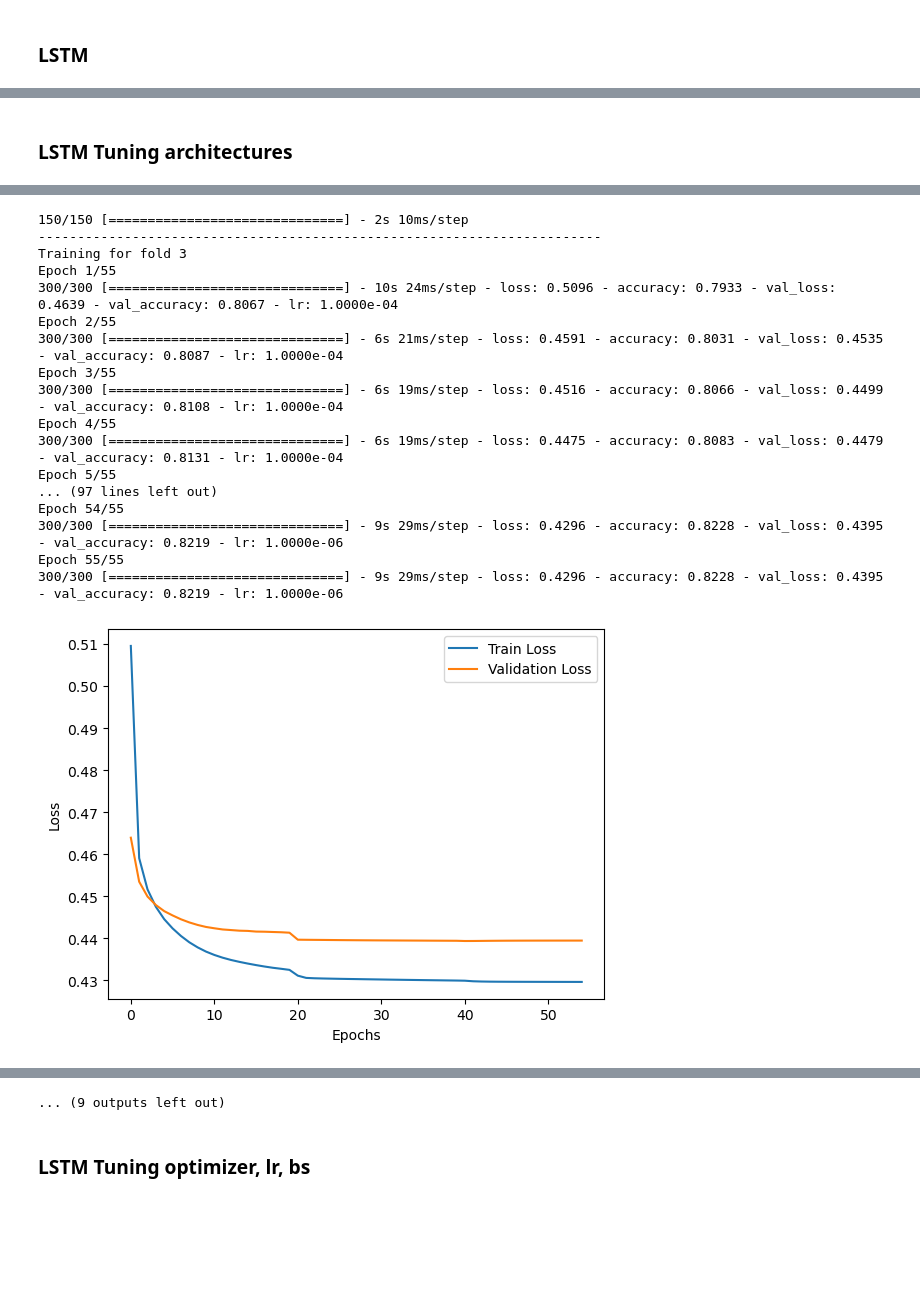
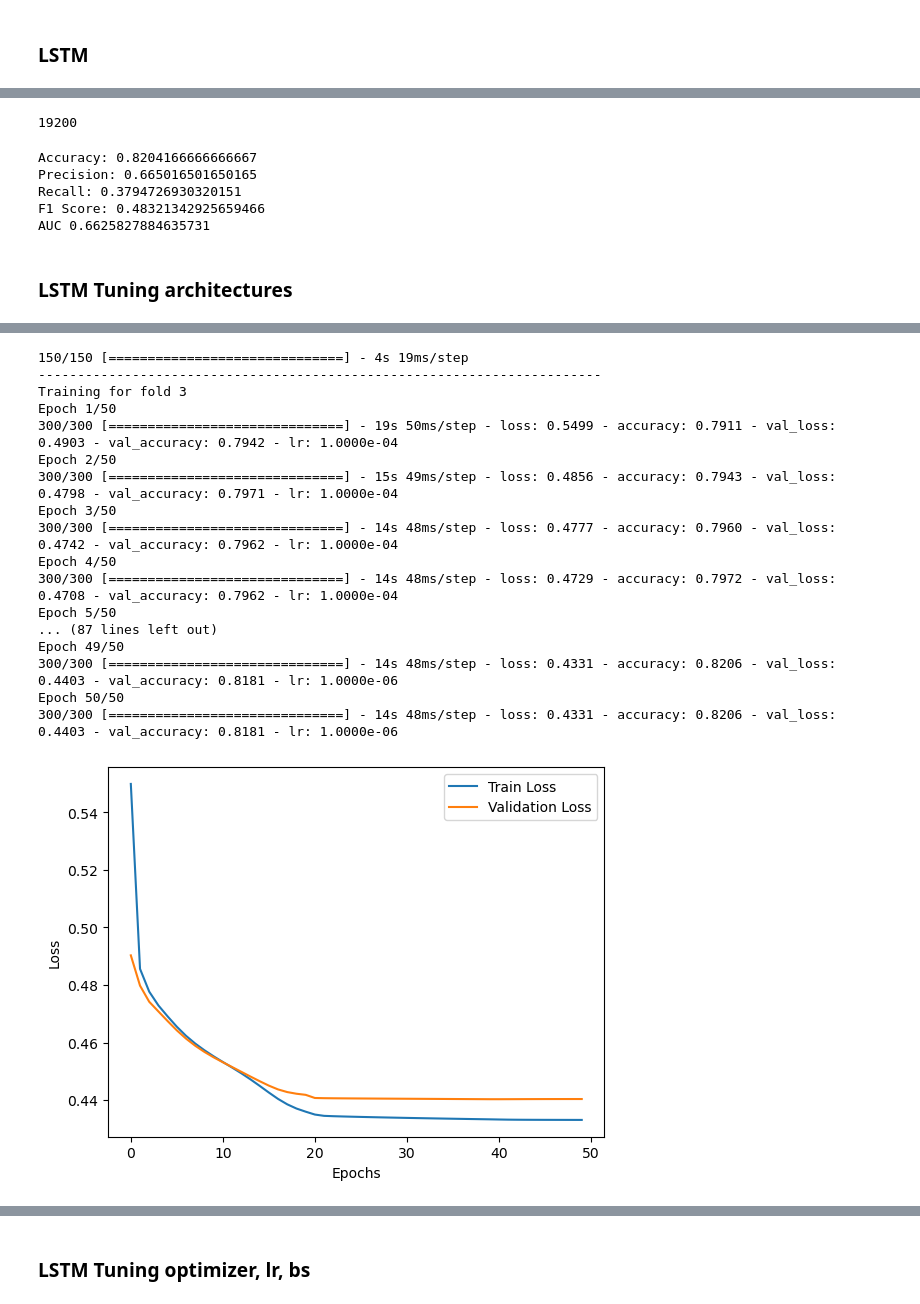
Before and after one commit to DSkapinakis/credit-card-default-deep-learning, a Jupyter notebook: final-code.ipynb, the cells around one changed output, grey strips where cells are left out. Drawn from its saved outputs; the diff is of its cells as text; code cells hidden in the pictures; blank space fills up the shorter version.

```diff
--- a/final-code.ipynb
+++ b/final-code.ipynb
@@ -949,0 +986,34 @@ AUC score: 0.663 (+/- 0.005)
+# %%
+customers_vector.shape[0]
+# %% [output]
+19200
+# %%
+reshaped_customers_vector = customers_vector.reshape(19200, -1)
+reshaped_customers_test = customers_test.reshape(4800,-1)
+# %%
+concatenated_train = np.hstack((reshaped_customers_vector, X_train_dl_static))
+concatenated_test = np.hstack((reshaped_customers_test, X_test_dl_static))
+concatenated_df_train = pd.DataFrame(concatenated_train)
+concatenated_df_test = pd.DataFrame(concatenated_test)
+# %%
+lr_model = LogisticRegression(max_iter=500)
+lr_model.fit(concatenated_df_train, y_train_dl)
+lr_predictions = lr_model.predict(concatenated_df_test)
+# %%
+accuracy = accuracy_score(y_test_dl, lr_predictions)
+precision = precision_score(y_test_dl, lr_predictions)
+recall = recall_score(y_test_dl, lr_predictions)
+f1 = f1_score(y_test_dl, lr_predictions)
+auc = roc_auc_score(y_test_dl, lr_predictions)
+
+print("Accuracy:", accuracy)
+print("Precision:", precision)
+print("Recall:", recall)
+print("F1 Score:", f1)
+print('AUC', auc)
+# %% [output]
+Accuracy: 0.8204166666666667
+Precision: 0.665016501650165
+Recall: 0.3794726930320151
+F1 Score: 0.48321342925659466
+AUC 0.6625827884635731
@@ -951,8 +1048,10 @@ AUC score: 0.663 (+/- 0.005)
 ### LSTM Tuning architectures
 # %%
 architectures = [
-    {'hidden_layers': 1, 'units_per_layer': 256},
-    {'hidden_layers': 1, 'units_per_layer': 128},
+    {'hidden_layers': 3, 'units_per_layer': 64},
+    {'hidden_layers': 2, 'units_per_layer': 256},
+    {'hidden_layers': 1, 'units_per_layer': 300},
+    {'hidden_layers': 2, 'units_per_layer': 128}
 
 ]
 
@@ -1015,13 +1114,12 @@ for architecture in architectures:
         for _ in range(1, architecture['hidden_layers']):
             model.add(LSTM(architecture['units_per_layer'], return_sequences=True))
         model.add(Flatten())
-        model.add(Dense(32, activation='relu'))
         model.add(Dense(1, activation='sigmoid'))
 
         initial_learning_rate = 0.0001  # Initial learning rate
         decay_rate = 0.1  # Decay rate
         decay_steps = 20  # Decay steps (number of steps before applying decay)
-        epochs = 55
+        epochs = 50
 
         def learning_rate_scheduler(epoch):
             return initial_learning_rate * decay_rate ** (epoch // decay_steps)
@@ -1128,18 +1226,18 @@ Epoch 55/55
-150/150 [==============================] - 2s 10ms/step
+150/150 [==============================] - 4s 19ms/step
 ------------------------------------------------------------------------
 Training for fold 3
-Epoch 1/55
-300/300 [==============================] - 10s 24ms/step - loss: 0.5096 - accuracy: 0.7933 - val_loss: 0.4639 - val_accuracy: 0.8067 - lr: 1.0000e-04
-Epoch 2/55
-300/300 [==============================] - 6s 21ms/step - loss: 0.4591 - accuracy: 0.8031 - val_loss: 0.4535 - val_accuracy: 0.8087 - lr: 1.0000e-04
-Epoch 3/55
-300/300 [==============================] - 6s 19ms/step - loss: 0.4516 - accuracy: 0.8066 - val_loss: 0.4499 - val_accuracy: 0.8108 - lr: 1.0000e-04
-Epoch 4/55
-300/300 [==============================] - 6s 19ms/step - loss: 0.4475 - accuracy: 0.8083 - val_loss: 0.4479 - val_accuracy: 0.8131 - lr: 1.0000e-04
-Epoch 5/55
-... (97 lines left out)
-Epoch 54/55
-300/300 [==============================] - 9s 29ms/step - loss: 0.4296 - accuracy: 0.8228 - val_loss: 0.4395 - val_accuracy: 0.8219 - lr: 1.0000e-06
-Epoch 55/55
-300/300 [==============================] - 9s 29ms/step - loss: 0.4296 - accuracy: 0.8228 - val_loss: 0.4395 - val_accuracy: 0.8219 - lr: 1.0000e-06
+Epoch 1/50
+300/300 [==============================] - 19s 50ms/step - loss: 0.5499 - accuracy: 0.7911 - val_loss: 0.4903 - val_accuracy: 0.7942 - lr: 1.0000e-04
+Epoch 2/50
+300/300 [==============================] - 15s 49ms/step - loss: 0.4856 - accuracy: 0.7943 - val_loss: 0.4798 - val_accuracy: 0.7971 - lr: 1.0000e-04
+Epoch 3/50
+300/300 [==============================] - 14s 48ms/step - loss: 0.4777 - accuracy: 0.7960 - val_loss: 0.4742 - val_accuracy: 0.7962 - lr: 1.0000e-04
+Epoch 4/50
+300/300 [==============================] - 14s 48ms/step - loss: 0.4729 - accuracy: 0.7972 - val_loss: 0.4708 - val_accuracy: 0.7962 - lr: 1.0000e-04
+Epoch 5/50
+... (87 lines left out)
+Epoch 49/50
+300/300 [==============================] - 14s 48ms/step - loss: 0.4331 - accuracy: 0.8206 - val_loss: 0.4403 - val_accuracy: 0.8181 - lr: 1.0000e-06
+Epoch 50/50
+300/300 [==============================] - 14s 48ms/step - loss: 0.4331 - accuracy: 0.8206 - val_loss: 0.4403 - val_accuracy: 0.8181 - lr: 1.0000e-06
-[figure, old version]
+[figure, new version]
@@ -1200,3 +1261,2 @@ Epoch 55/55
-... (9 outputs left out)
 # %% [markdown]
 ### LSTM Tuning optimizer, lr, bs
```
Also changed, not shown: parts of 39 cells of this notebook.
